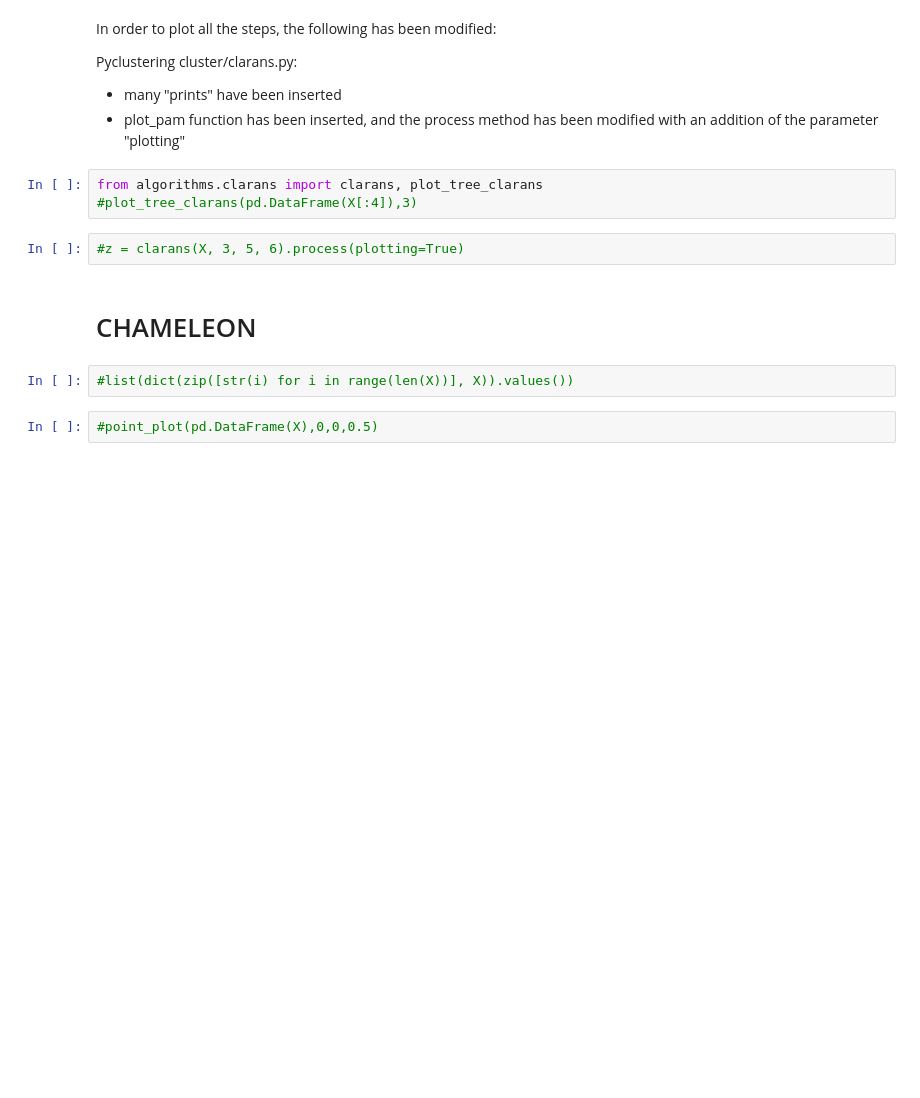
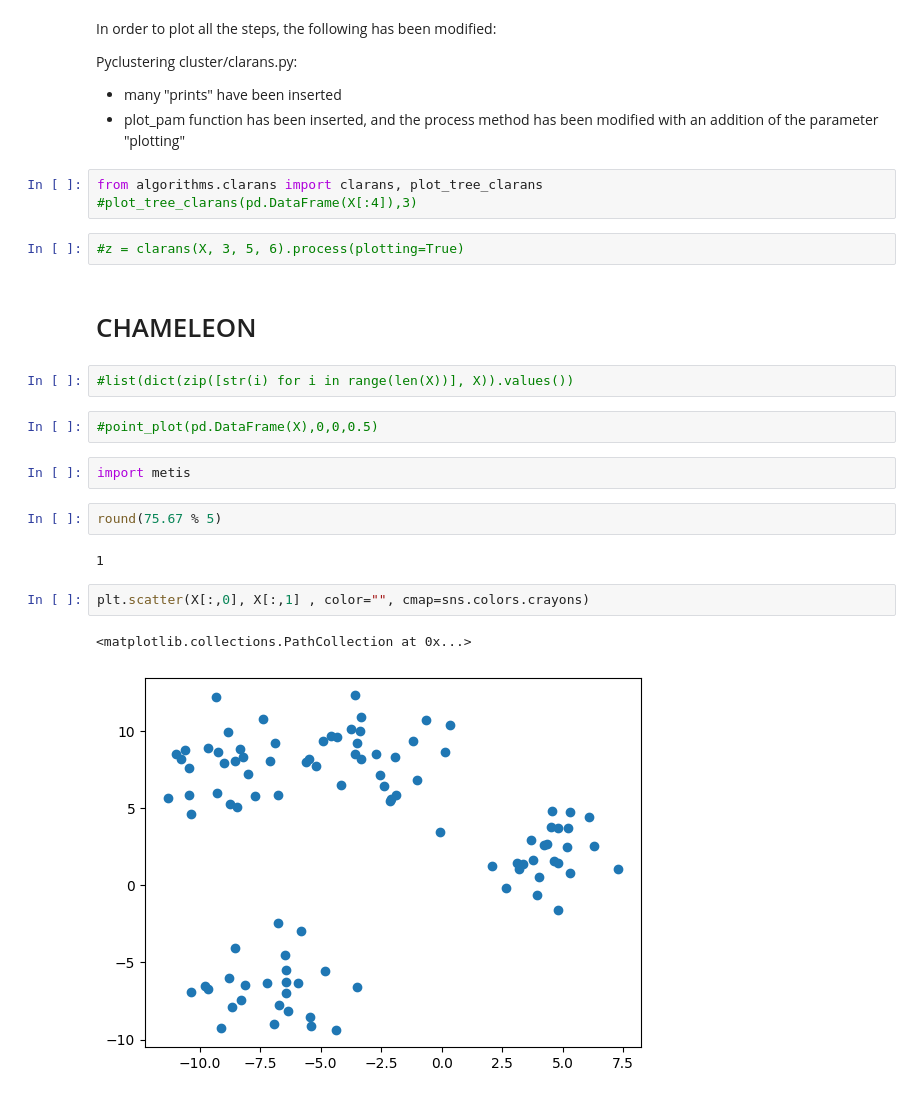
Before and after one commit to guglielmosanchini/ClustViz, a Jupyter notebook: Clustering_visualization_notebook.ipynb, the cells around one changed output. Cells and saved outputs as stored; diff of their text form; blank space fills up the shorter version.

```diff
--- a/Clustering_visualization_notebook.ipynb
+++ b/Clustering_visualization_notebook.ipynb
@@ -955,3 +955,14 @@ from algorithms.clarans import clarans, plot_tree_clarans
 #list(dict(zip([str(i) for i in range(len(X))], X)).values())
 # %%
 #point_plot(pd.DataFrame(X),0,0,0.5)
+# %%
+import metis
+# %%
+round(75.67 % 5)
+# %% [output]
+1
+# %%
+plt.scatter(X[:,0], X[:,1] , color="", cmap=sns.colors.crayons)
+# %% [output]
+<matplotlib.collections.PathCollection at 0x...>
+[figure, added]
```
Also changed, not shown: 2 other files.
